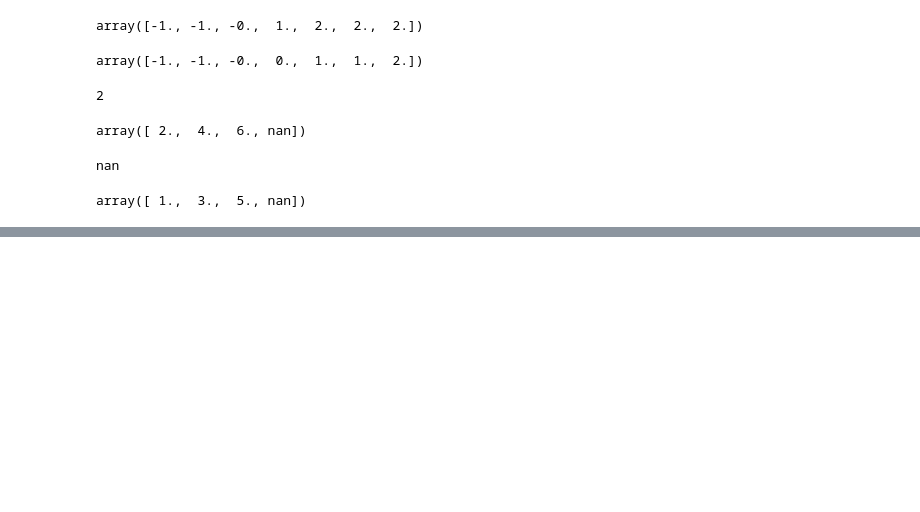
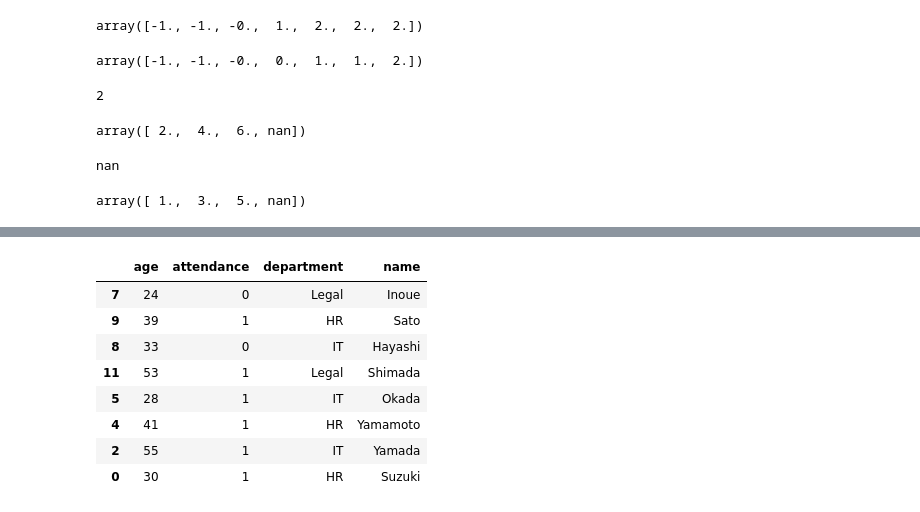
Before and after one commit to TakashiNomura/temp, a Jupyter notebook: Python_でデータサイエンス.ipynb, the cells around one changed output, grey strips where cells are left out. Drawn from its saved outputs; the diff is of its cells as text; code cells hidden in the pictures; blank space fills up the shorter version.

```diff
--- a/Python_でデータサイエンス.ipynb
+++ b/Python_でデータサイエンス.ipynb
@@ -176,0 +475,12 @@ array([ 1.,  3.,  5., nan])
+# %%
+namelist_tarin
+# %% [output]
+|  | age | attendance | department | name |
+| 7 | 24 | 0 | Legal | Inoue |
+| 9 | 39 | 1 | HR | Sato |
+| 8 | 33 | 0 | IT | Hayashi |
+| 11 | 53 | 1 | Legal | Shimada |
+| 5 | 28 | 1 | IT | Okada |
+| 4 | 41 | 1 | HR | Yamamoto |
+| 2 | 55 | 1 | IT | Yamada |
+| 0 | 30 | 1 | HR | Suzuki |
```
Also changed, not shown: parts of 42 cells of this notebook.
